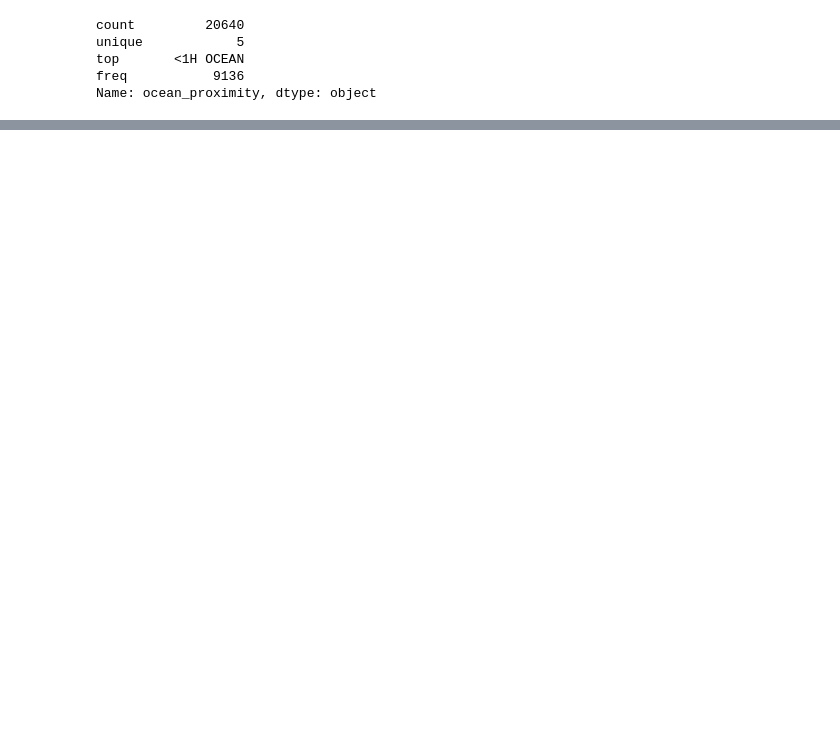
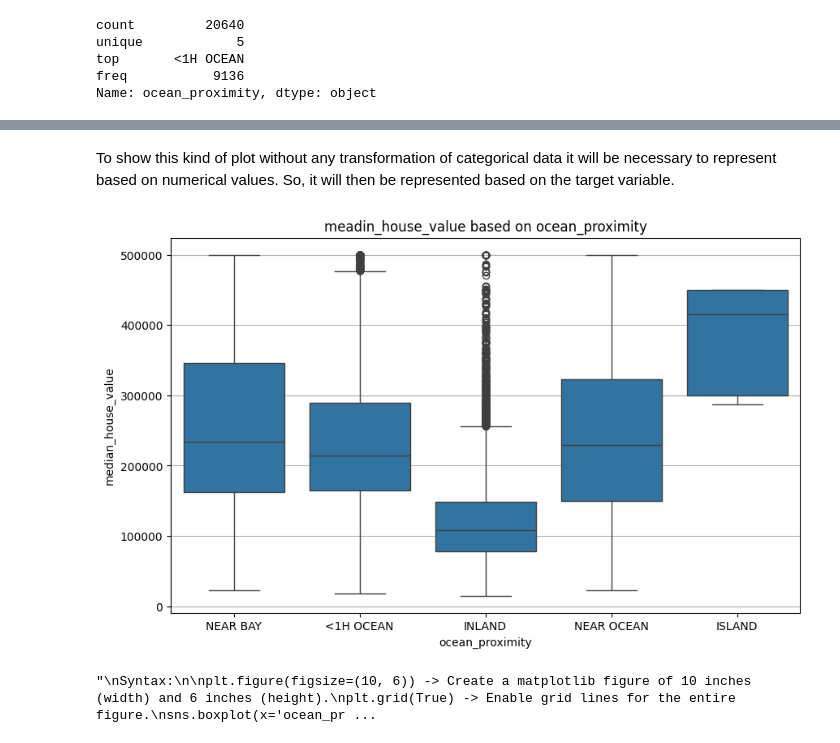
Before and after one commit to Lucas-pin/IA-ML, a Jupyter notebook: linear_regression.ipynb, the cells around one changed output, grey strips where cells are left out. Saved outputs shown, nothing was run; the diff lists cells and outputs as text; code cells hidden in the pictures; blank space fills up the shorter version.

```diff
--- a/linear_regression.ipynb
+++ b/linear_regression.ipynb
@@ -412,0 +455,21 @@ r2_score(y_test,y_pred)
+# %% [markdown]
+To show this kind of plot without any transformation of categorical data it will be necessary to represent based on numerical values. So, it will then be represented based on the target variable.
+# %%
+plt.figure(figsize=(10, 6))
+plt.grid(True)
+sns.boxplot(x='ocean_proximity', y='median_house_value', data=raw_data)
+plt.title('meadin_house_value based on ocean_proximity')
+plt.show()
+
+"""
+Syntax:
+
+plt.figure(figsize=(10, 6)) -> Create a matplotlib figure of 10 inches (width) and 6 inches (height).
+plt.grid(True) -> Enable grid lines for the entire figure.
+sns.boxplot(x='ocean_proximity', y='median_house_value', data=raw_data) -> Create a boxplot with 'ocean_proximity' on the X axis and 'median_house_value' on the Y axis using the data from 'raw_data'.
+plt.title('Distribución del valor de las casas según proximidad al océano') -> Set the title of the plot.
+plt.show() -> Display the plot.
+"""
+# %% [output]
+[figure, added]
+"\nSyntax:\n\nplt.figure(figsize=(10, 6)) -> Create a matplotlib figure of 10 inches (width) and 6 inches (height).\nplt.grid(True) -> Enable grid lines for the entire figure.\nsns.boxplot(x='ocean_pr ...
```
Also changed, not shown: parts of 127 cells of this notebook.
